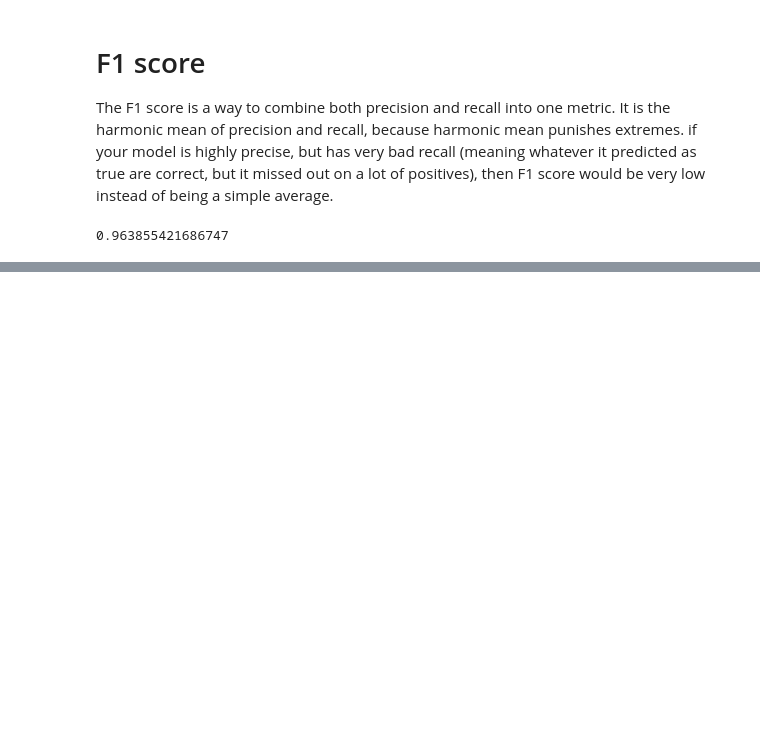
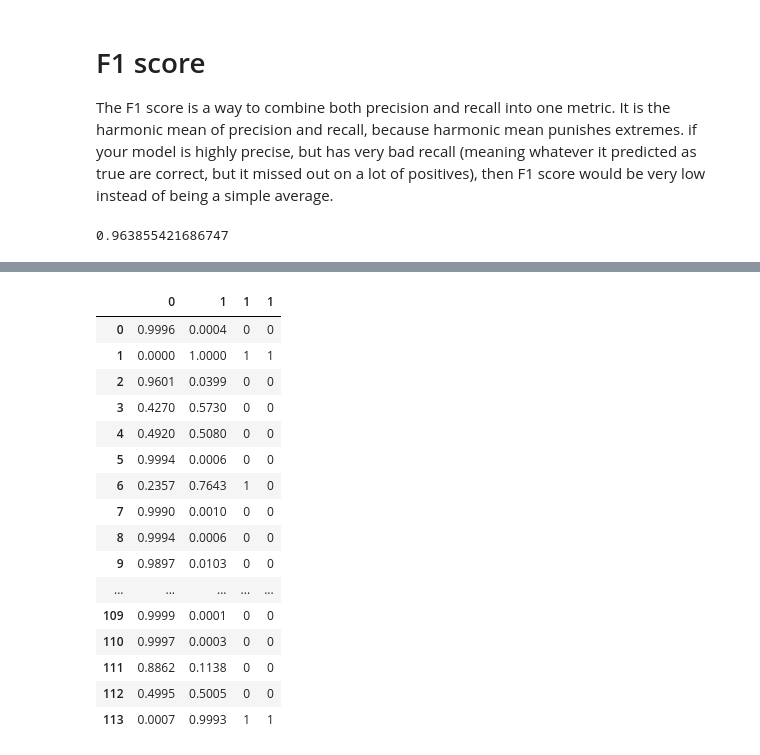
Before and after one commit to frenzytejask98/ML_TA_IIITB_2020, a Jupyter notebook: October_30/scores_metrics.ipynb, the cells around one changed output, grey strips where cells are left out. Cells and saved outputs as stored; diff of their text form; code cells hidden in the pictures; blank space fills up the shorter version.

```diff
--- a/October_30/scores_metrics.ipynb
+++ b/October_30/scores_metrics.ipynb
@@ -5,6 +5,7 @@ from sklearn.metrics import confusion_matrix as cm
 from sklearn.linear_model import LogisticRegression as lr
 from sklearn.model_selection import train_test_split as tts
 from sklearn.preprocessing import StandardScaler
+pd.set_option('display.max_rows', 500)
 # %%
 data = pd.read_csv("data_2.csv")
 # %%
@@ -109,0 +113,4 @@ Before we get into ROC and AUC curves, there is one more measurement we need to
+# %%
+probabilities = classifier.predict_proba(X_test)
+# %%
+pred = pd.DataFrame(np.around(probabilities, decimals=4), columns = ["0", "1"])
@@ -109,0 +137,24 @@ Before we get into ROC and AUC curves, there is one more measurement we need to
+# %%
+thresh7 = pred["1"].apply(lambda x: 1 if x > 0.7 else 0)
+thresh8 = pred["1"].apply(lambda x: 1 if x > 0.8 else 0)
+new = pd.concat([pred, thresh7, thresh8], axis = 1)
+# %%
+new
+# %% [output]
+|  | 0 | 1 | 1 | 1 |
+| 0 | 0.9996 | 0.0004 | 0 | 0 |
+| 1 | 0.0000 | 1.0000 | 1 | 1 |
+| 2 | 0.9601 | 0.0399 | 0 | 0 |
+| 3 | 0.4270 | 0.5730 | 0 | 0 |
+| 4 | 0.4920 | 0.5080 | 0 | 0 |
+| 5 | 0.9994 | 0.0006 | 0 | 0 |
+| 6 | 0.2357 | 0.7643 | 1 | 0 |
+| 7 | 0.9990 | 0.0010 | 0 | 0 |
+| 8 | 0.9994 | 0.0006 | 0 | 0 |
+| 9 | 0.9897 | 0.0103 | 0 | 0 |
+| ... | ... | ... | ... | ... |
+| 109 | 0.9999 | 0.0001 | 0 | 0 |
+| 110 | 0.9997 | 0.0003 | 0 | 0 |
+| 111 | 0.8862 | 0.1138 | 0 | 0 |
+| 112 | 0.4995 | 0.5005 | 0 | 0 |
+| 113 | 0.0007 | 0.9993 | 1 | 1 |
```
Also changed, not shown: parts of 3 cells of this notebook, 1 other file.
